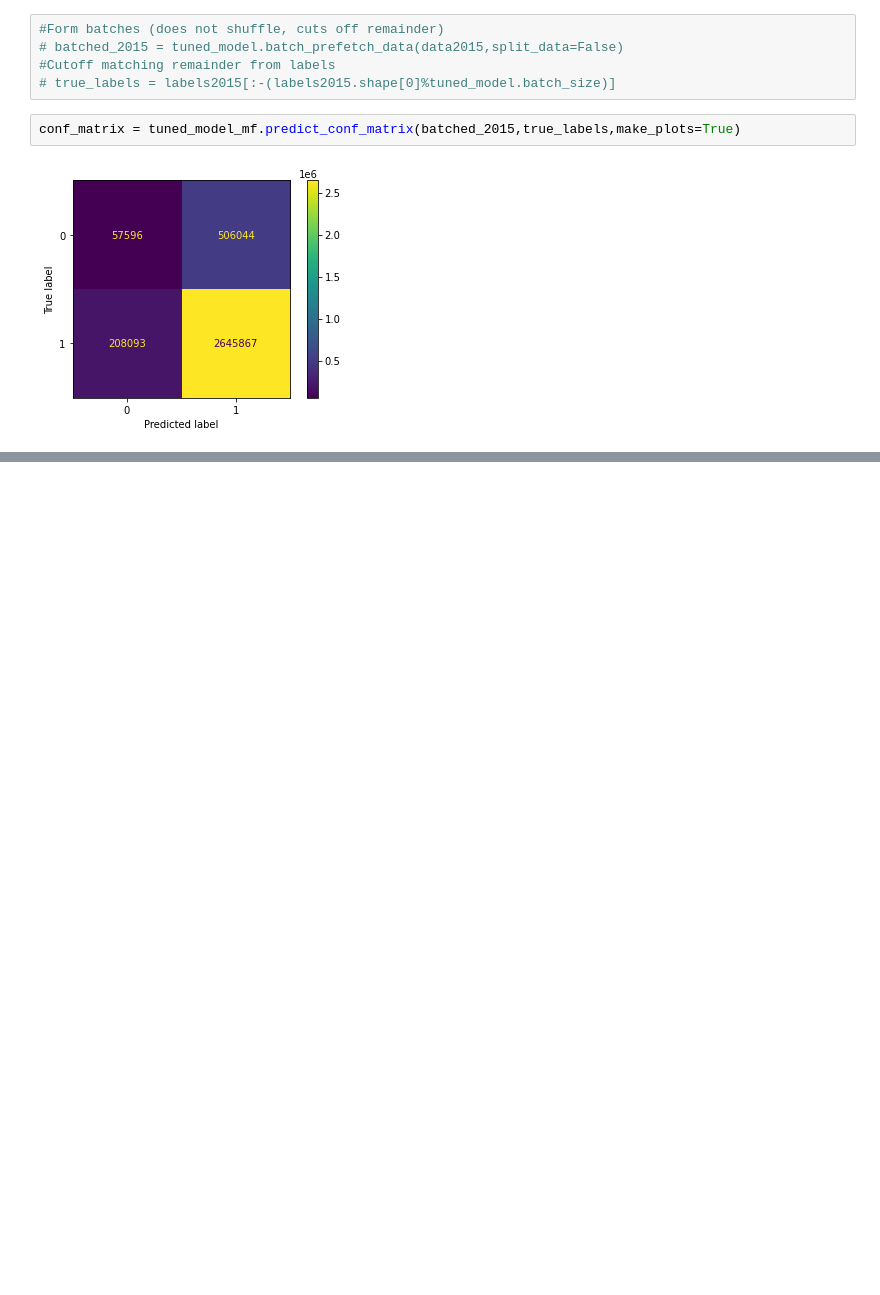
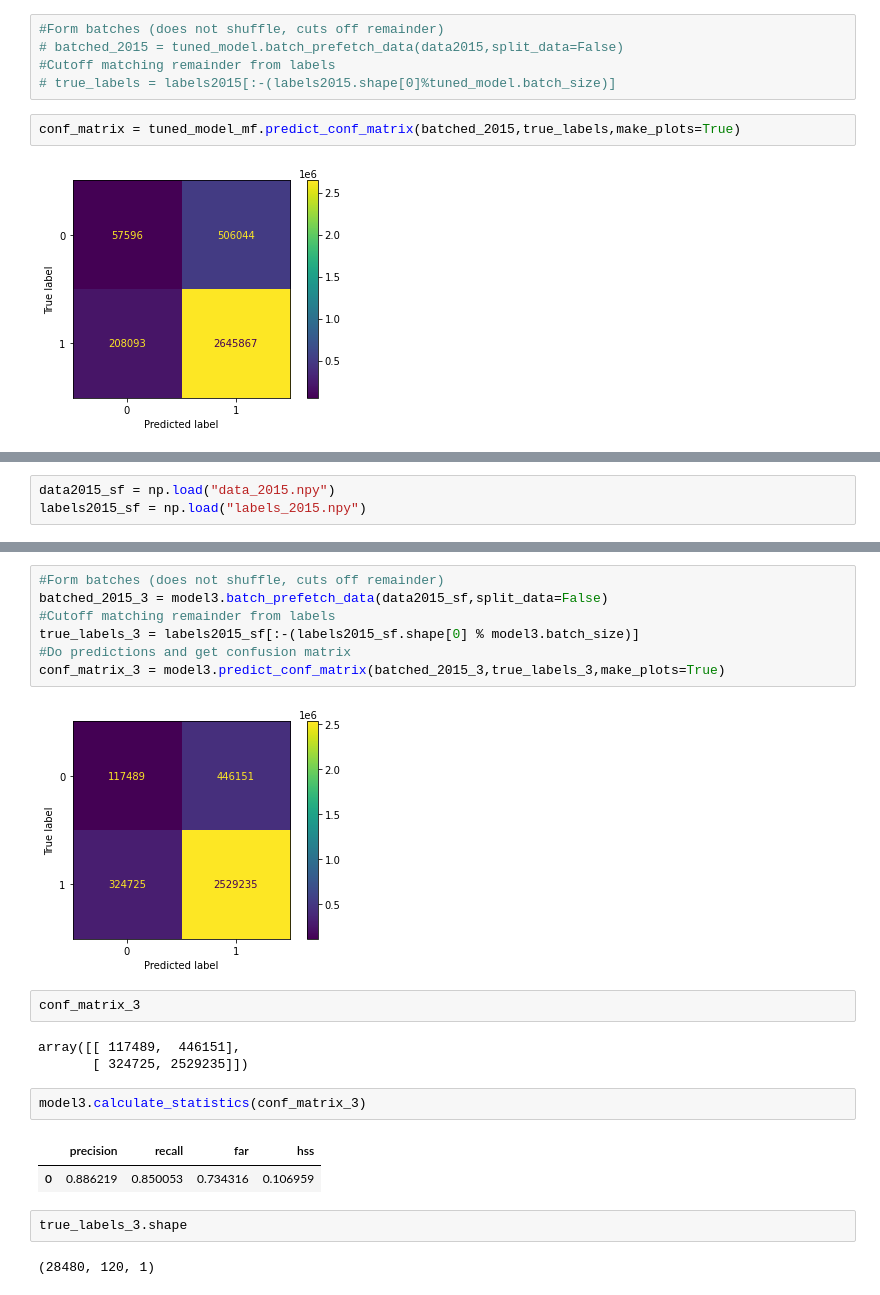
Before and after one commit to kbarbre/DS6050-SolarFlarePrediction, a Jupyter notebook: ColabNotebook_ModelPipeline.ipynb, the cells around one changed output, grey strips where cells are left out. Drawn from its saved outputs; the diff is of its cells as text; blank space fills up the shorter version.

```diff
--- a/ColabNotebook_ModelPipeline.ipynb
+++ b/ColabNotebook_ModelPipeline.ipynb
@@ -476,0 +703,3 @@ conf_matrix = tuned_model_mf.predict_conf_matrix(batched_2015,true_labels,make_p
+# %%
+data2015_sf = np.load("data_2015.npy")
+labels2015_sf = np.load("labels_2015.npy")
@@ -476,0 +720,23 @@ conf_matrix = tuned_model_mf.predict_conf_matrix(batched_2015,true_labels,make_p
+# %%
+#Form batches (does not shuffle, cuts off remainder)
+batched_2015_3 = model3.batch_prefetch_data(data2015_sf,split_data=False)
+#Cutoff matching remainder from labels
+true_labels_3 = labels2015_sf[:-(labels2015_sf.shape[0] % model3.batch_size)]
+#Do predictions and get confusion matrix
+conf_matrix_3 = model3.predict_conf_matrix(batched_2015_3,true_labels_3,make_plots=True)
+# %% [output]
+[figure, added]
+# %%
+conf_matrix_3
+# %% [output]
+array([[ 117489,  446151],
+       [ 324725, 2529235]])
+# %%
+model3.calculate_statistics(conf_matrix_3)
+# %% [output]
+|  | precision | recall | far | hss |
+| 0 | 0.886219 | 0.850053 | 0.734316 | 0.106959 |
+# %%
+true_labels_3.shape
+# %% [output]
+(28480, 120, 1)
```
Also changed, not shown: parts of 41 cells of this notebook.
